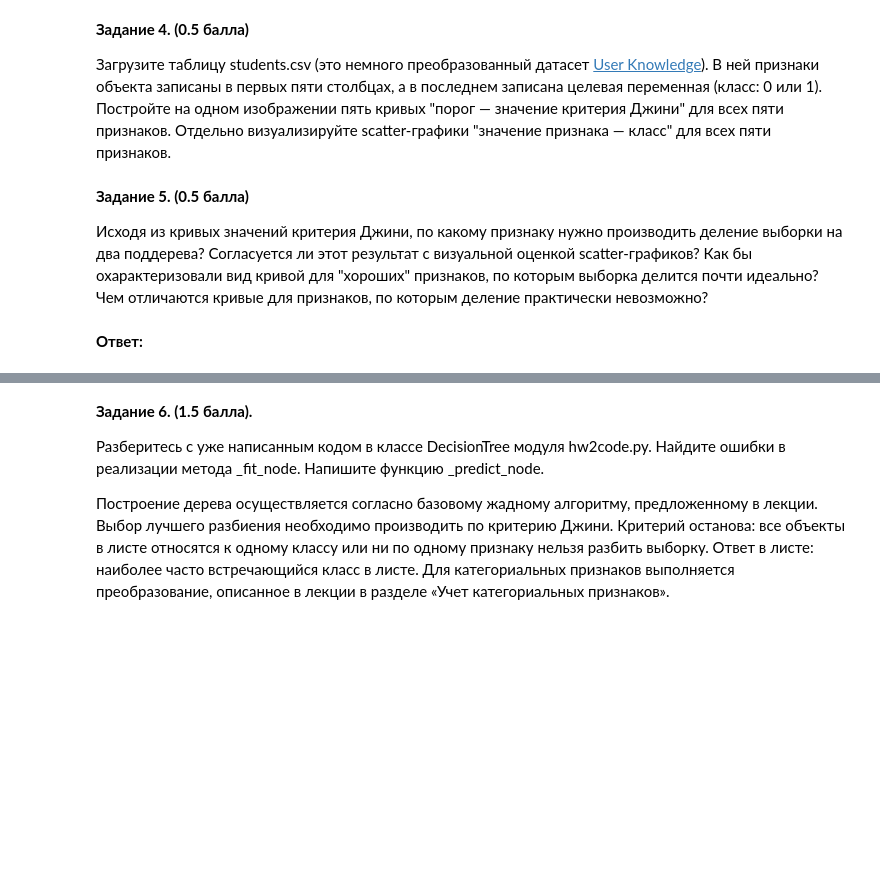
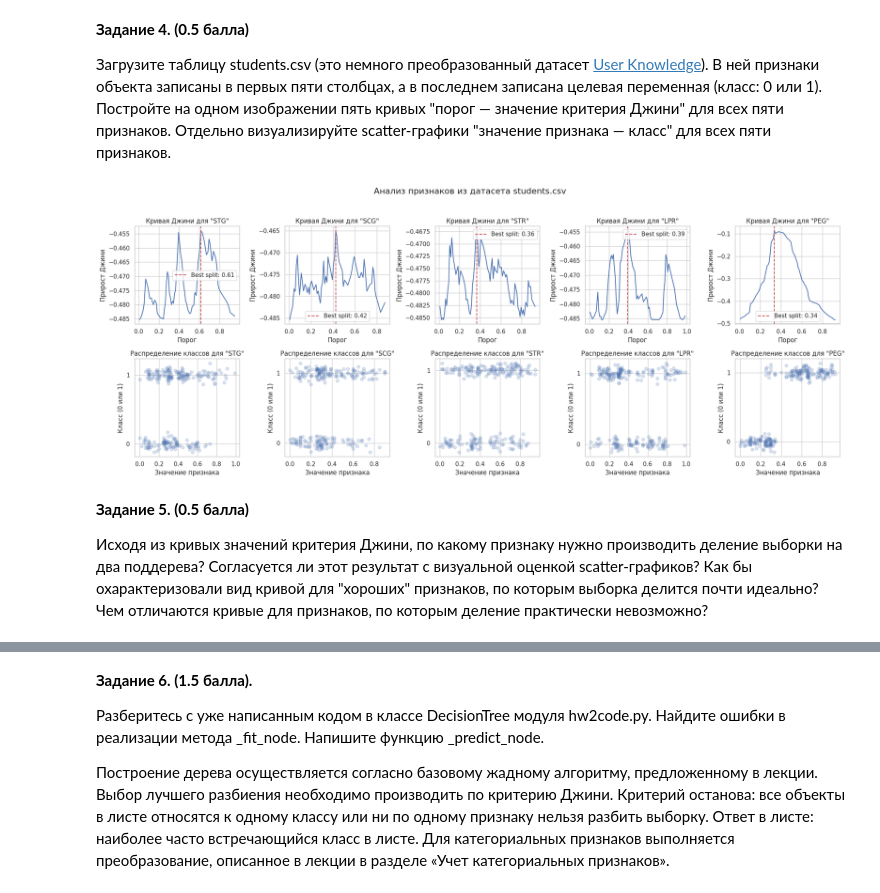
Before and after one commit to DmitriyKolesnikM8O/ML, a Jupyter notebook: hw2/hw2_trees.ipynb, the cells around one changed output, grey strips where cells are left out. Cells and saved outputs as stored; diff of their text form; code cells hidden in the pictures; blank space fills up the shorter version.

```diff
--- a/hw2/hw2_trees.ipynb
+++ b/hw2/hw2_trees.ipynb
@@ -359,6 +357,53 @@ __Задание 4. (0.5 балла)__
+# %%
+import sys
+sys.path.append('.')
+import pandas as pd
+import matplotlib.pyplot as plt
+from hw2code import find_best_split
+
+try:
+    students_df = pd.read_csv('students.csv')
+except FileNotFoundError:
+    print("Ошибка: Файл 'students.csv' не найден. Убедитесь, что он лежит в той же папке.")
+    students_df = pd.read_csv('students.csv')
+
+X = students_df.iloc[:, :-1].values
+y = students_df.iloc[:, -1].values
+feature_names = students_df.columns[:-1]
+
+fig, axes = plt.subplots(2, 5, figsize=(20, 8))
+fig.suptitle('Анализ признаков из датасета students.csv', fontsize=16)
+
+for i, feature_name in enumerate(feature_names):
+    feature_vector = X[:, i]
+
+    ax1 = axes[0, i]
+    thresholds, ginis, threshold_best, gini_best = find_best_split(feature_vector, y)
+
+    if thresholds is not None:
+        ax1.plot(thresholds, ginis)
+        ax1.axvline(threshold_best, color='r', linestyle='--', label=f'Best split: {threshold_best:.2f}')
+        ax1.set_title(f'Кривая Джини для "{feature_name}"')
+        ax1.set_xlabel('Порог')
+        ax1.set_ylabel('Прирост Джини')
+        ax1.legend()
+    else:
+        ax1.set_title(f'Нет сплитов для "{feature_name}"')
+
+    ax2 = axes[1, i]
+    y_jittered = y + np.random.normal(0, 0.05, size=y.shape)
+    ax2.scatter(feature_vector, y_jittered, alpha=0.2)
+    ax2.set_title(f'Распределение классов для "{feature_name}"')
+    ax2.set_xlabel('Значение признака')
+    ax2.set_ylabel('Класс (0 или 1)')
+    ax2.set_yticks([0, 1])
+
+
+plt.tight_layout(rect=[0, 0, 1, 0.95])
+plt.show()
+# %% [output]
+[figure, added]
 # %% [markdown]
 __Задание 5. (0.5 балла)__
 
 Исходя из кривых значений критерия Джини, по какому признаку нужно производить деление выборки на два поддерева? Согласуется ли этот результат с визуальной оценкой scatter-графиков? Как бы охарактеризовали вид кривой для "хороших" признаков, по которым выборка делится почти идеально? Чем отличаются кривые для признаков, по которым деление практически невозможно?
-# %% [markdown]
-**Ответ:**
```
Also changed, not shown: parts of 13 cells of this notebook.
